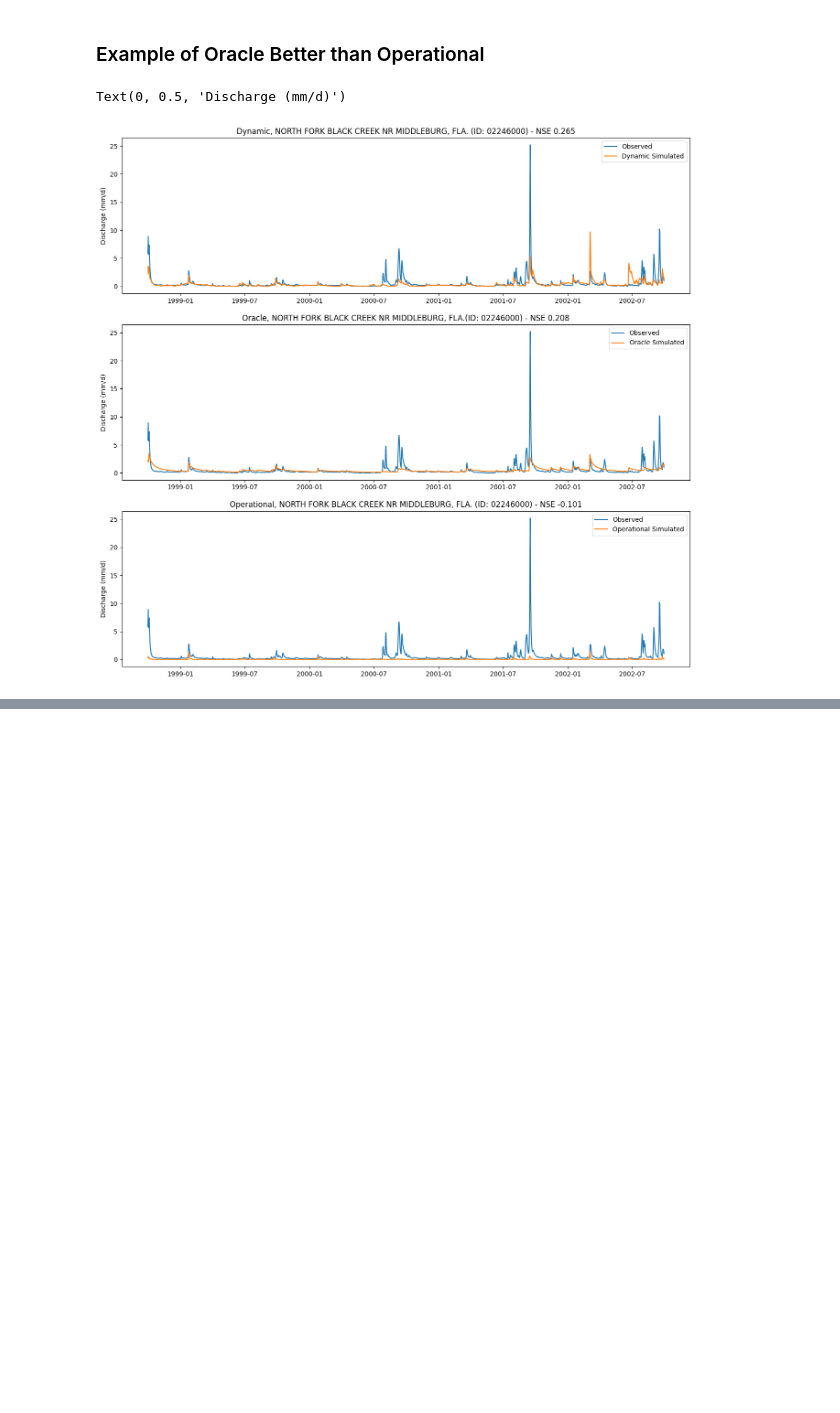
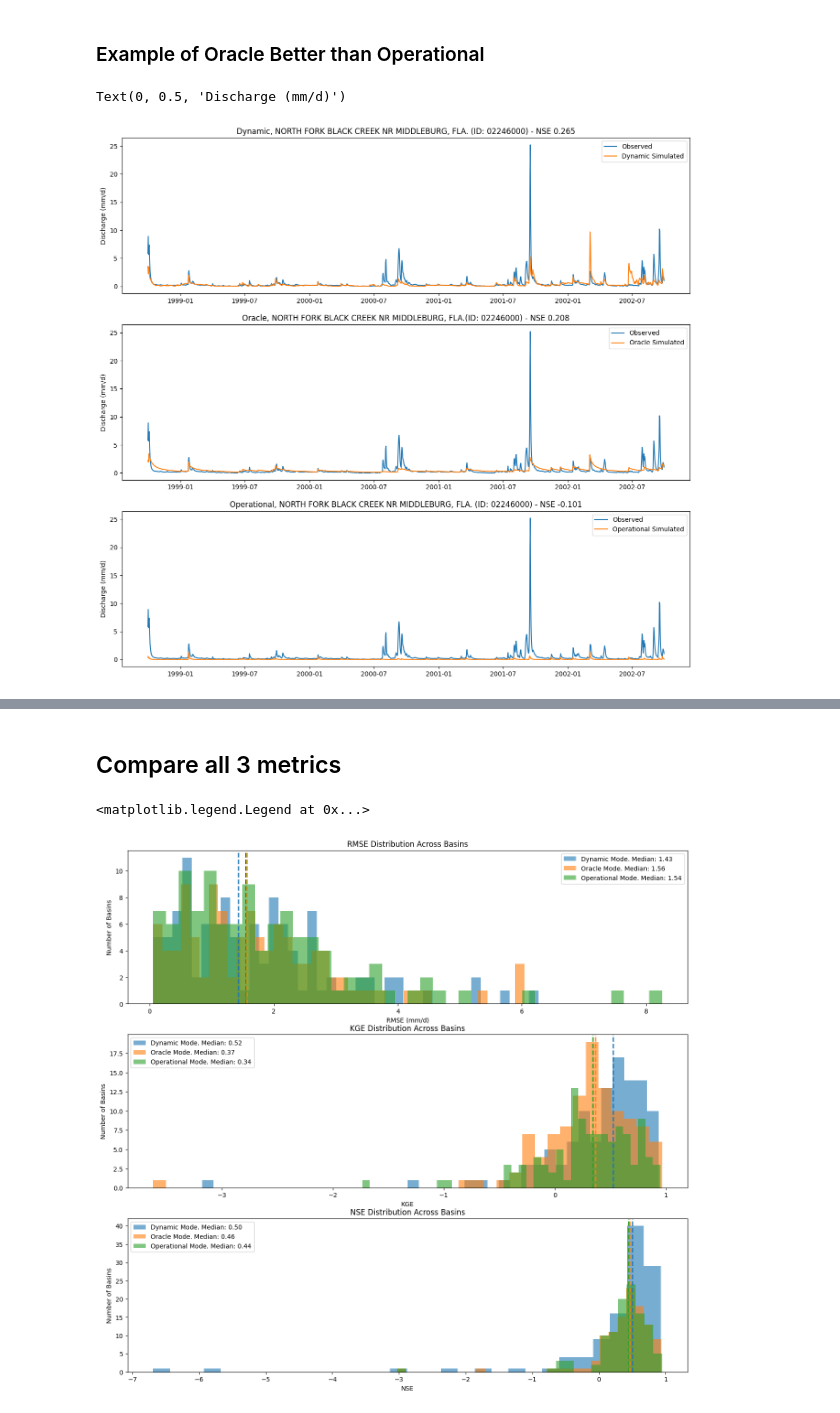
Before and after one commit to mines-ciroh/neuralhydrology-dcfe, a Jupyter notebook: examples/07-DCFE/Manuscript_Material.ipynb, the cells around one changed output, grey strips where cells are left out. Drawn from its saved outputs; the diff is of its cells as text; code cells hidden in the pictures; blank space fills up the shorter version.

```diff
--- a/examples/07-DCFE/Manuscript_Material.ipynb
+++ b/examples/07-DCFE/Manuscript_Material.ipynb
@@ -542,0 +673,42 @@ Text(0, 0.5, 'Discharge (mm/d)')
+# %% [markdown]
+## Compare all 3 metrics
+# %%
+num_bins = 40
+a = 0.6
+
+fig, ax = plt.subplots(3, 1, figsize=(16,15))
+ax[0].hist(rmse_df['dynamic_rmse'], bins=num_bins, alpha=a, label='Dynamic Mode. Median: {:.2f}'.format(rmse_df['dynamic_rmse'].median()))
+ax[0].axvline(rmse_df['dynamic_rmse'].median(), color='tab:blue', linestyle='dashed', linewidth=2)
+ax[0].hist(rmse_df['oracle_rmse'], bins=num_bins, alpha=a, label='Oracle Mode. Median: {:.2f}'.format(rmse_df['oracle_rmse'].median()))
+ax[0].axvline(rmse_df['oracle_rmse'].median(), color='tab:orange', linestyle='dashed', linewidth=2)
+ax[0].hist(rmse_df['operational_rmse'], bins=num_bins, alpha=a, label='Operational Mode. Median: {:.2f}'.format(rmse_df['operational_rmse'].median()))
+ax[0].axvline(rmse_df['operational_rmse'].median(), color='tab:green', linestyle='dashed', linewidth=2)
+ax[0].set_title("RMSE Distribution Across Basins")
+ax[0].set_xlabel("RMSE (mm/d)")
+ax[0].set_ylabel("Number of Basins")
+ax[0].legend()
+
+ax[1].hist(kge_df['dynamic_kge'], bins=num_bins, alpha=a, label='Dynamic Mode. Median: {:.2f}'.format(kge_df['dynamic_kge'].median()))
+ax[1].axvline(kge_df['dynamic_kge'].median(), color='tab:blue', linestyle='dashed', linewidth=2)
+ax[1].hist(kge_df['oracle_kge'], bins=num_bins, alpha=a, label='Oracle Mode. Median: {:.2f}'.format(kge_df['oracle_kge'].median()))
+ax[1].axvline(kge_df['oracle_kge'].median(), color='tab:orange', linestyle='dashed', linewidth=2)
+ax[1].hist(kge_df['operational_kge'], bins=num_bins, alpha=a, label='Operational Mode. Median: {:.2f}'.format(kge_df['operational_kge'].median()))
+ax[1].axvline(kge_df['operational_kge'].median(), color='tab:green', linestyle='dashed', linewidth=2)
+ax[1].set_title("KGE Distribution Across Basins")
+ax[1].set_xlabel("KGE")
+ax[1].set_ylabel("Number of Basins")
+ax[1].legend()
+
+ax[2].hist(corrected_nse_df['dynamic_nse'], bins=30, alpha=a, label='Dynamic Mode. Median: {:.2f}'.format(corrected_nse_df['dynamic_nse'].median()))
+ax[2].axvline(corrected_nse_df['dynamic_nse'].median(), color='tab:blue', linestyle='dashed', linewidth=2)
+ax[2].hist(corrected_nse_df['oracle_nse'], bins=30, alpha=a, label='Oracle Mode. Median: {:.2f}'.format(corrected_nse_df['oracle_nse'].median()))
+ax[2].axvline(corrected_nse_df['oracle_nse'].median(), color='tab:orange', linestyle='dashed', linewidth=2)
+ax[2].hist(corrected_nse_df['operational_nse'], bins=30, alpha=a, label='Operational Mode. Median: {:.2f}'.format(corrected_nse_df['operational_nse'].median()))
+ax[2].axvline(corrected_nse_df['operational_nse'].median(), color='tab:green', linestyle='dashed', linewidth=2)
+ax[2].set_title("NSE Distribution Across Basins")
+ax[2].set_xlabel("NSE")
+ax[2].set_ylabel("Number of Basins")
+ax[2].legend()
+# %% [output]
+<matplotlib.legend.Legend at 0x...>
+[figure, added]
```
Also changed, not shown: parts of 4 cells of this notebook, 2 other files.
